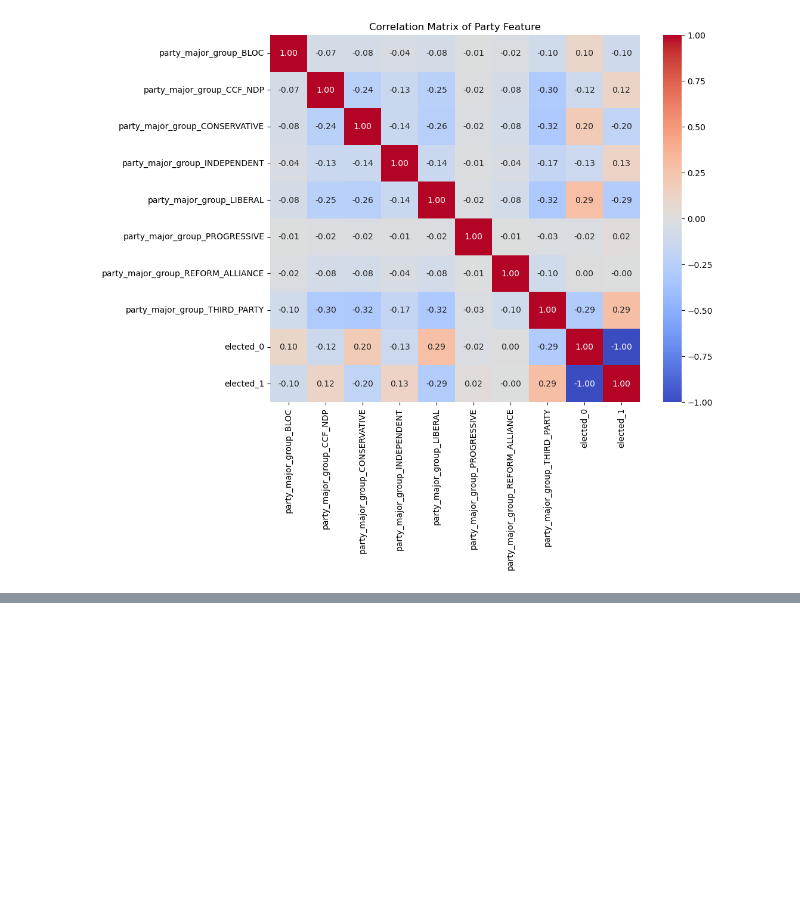
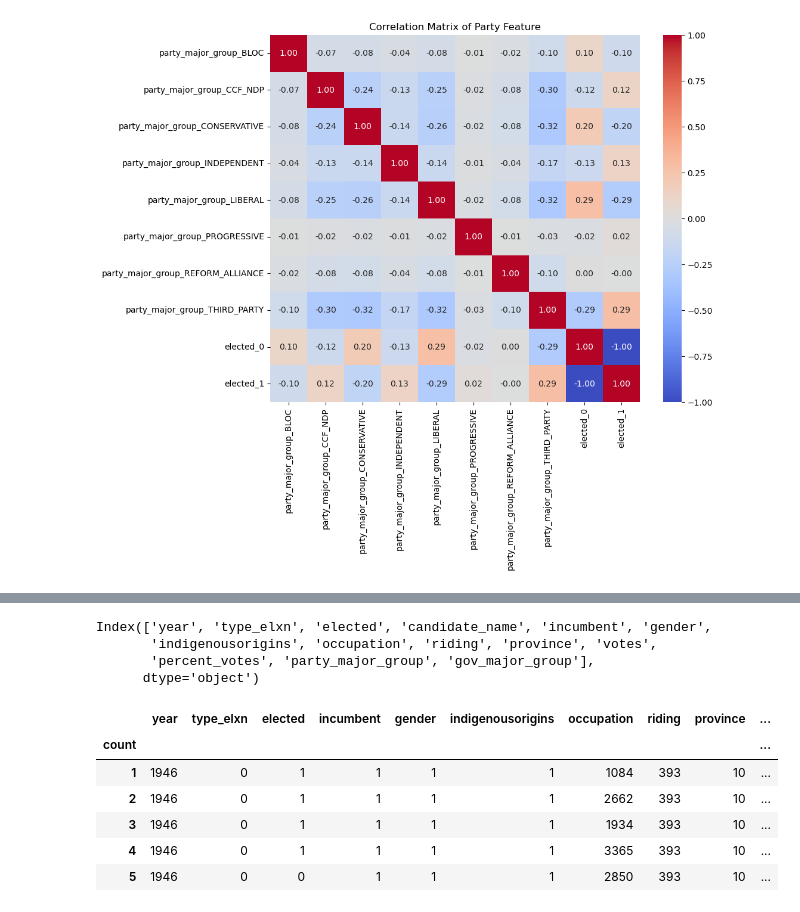
Before and after one commit to Prasu2443/CapstoneProject2, a Jupyter notebook: Elections.ipynb, the cells around one changed output, grey strips where cells are left out. Cells and saved outputs as stored; diff of their text form; code cells hidden in the pictures; blank space fills up the shorter version.

```diff
--- a/Elections.ipynb
+++ b/Elections.ipynb
@@ -673,0 +696,4 @@ plt.show()
+# %%
+# Load the dataset
+df = data
+df.head()
@@ -673,0 +708,10 @@ plt.show()
+# %%
+# Drop missing values in important columns
+df.dropna(inplace=True)
+# %%
+data.columns
+# %% [output]
+Index(['year', 'type_elxn', 'elected', 'candidate_name', 'incumbent', 'gender',
+       'indigenousorigins', 'occupation', 'riding', 'province', 'votes',
+       'percent_votes', 'party_major_group', 'gov_major_group'],
+      dtype='object')
@@ -673,0 +720,18 @@ plt.show()
+# %%
+# Encode categorical variables
+label_encoders = {}
+categorical_columns = ['type_elxn','incumbent','indigenousorigins','province', 'occupation', 'riding', 'party_major_group', 'gov_major_group']
+for col in categorical_columns:
+    le = LabelEncoder()
+    df[col] = le.fit_transform(df[col])
+    label_encoders[col] = le
+
+df.head()
+# %% [output]
+|  | year | type_elxn | elected | incumbent | gender | indigenousorigins | occupation | riding | province | ... |
+| count |  |  |  |  |  |  |  |  |  | ... |
+| 1 | 1946 | 0 | 1 | 1 | 1 | 1 | 1084 | 393 | 10 | ... |
+| 2 | 1946 | 0 | 1 | 1 | 1 | 1 | 2662 | 393 | 10 | ... |
+| 3 | 1946 | 0 | 1 | 1 | 1 | 1 | 1934 | 393 | 10 | ... |
+| 4 | 1946 | 0 | 1 | 1 | 1 | 1 | 3365 | 393 | 10 | ... |
+| 5 | 1946 | 0 | 0 | 1 | 1 | 1 | 2850 | 393 | 10 | ... |
```
Also changed, not shown: parts of 17 cells of this notebook, 1 other file.
